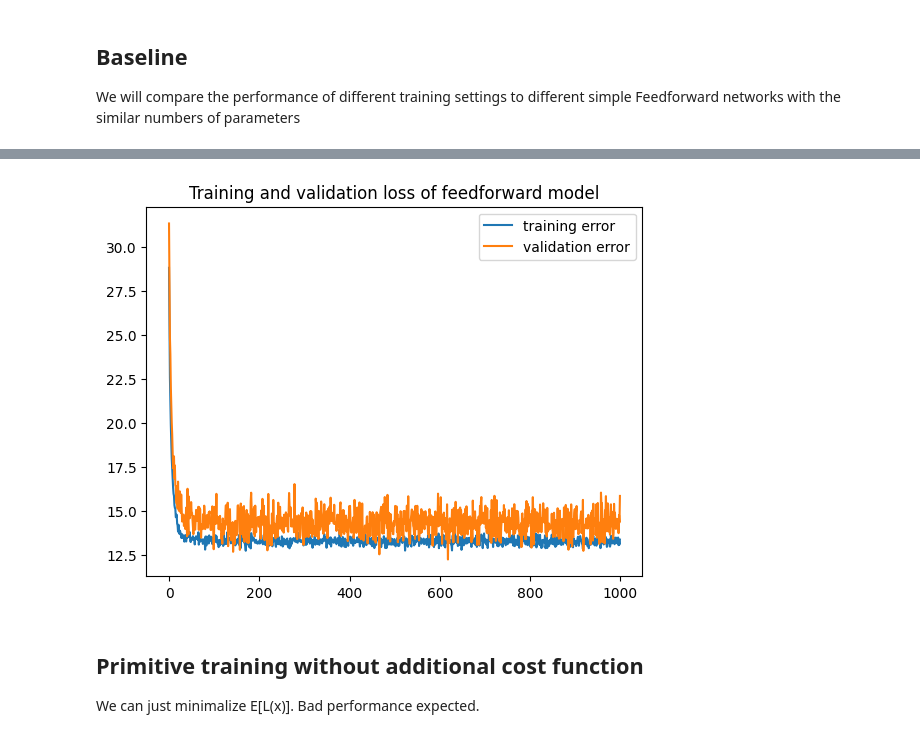
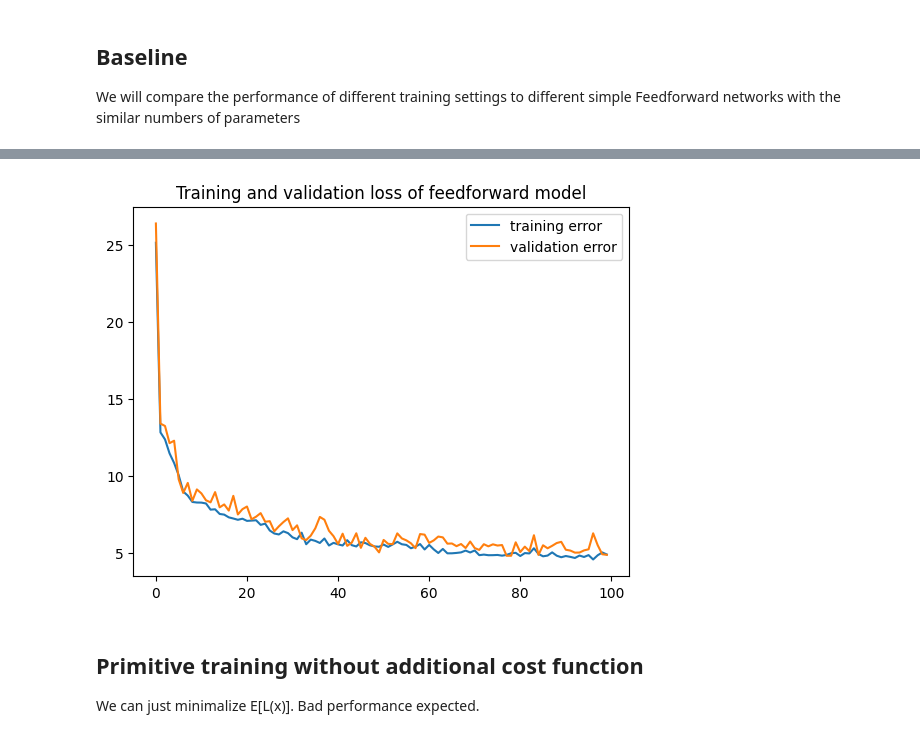
Before and after one commit to urhprimozic/tree-nn, a Jupyter notebook: notebooks/1. introduction.ipynb, the cells around one changed output, grey strips where cells are left out. Saved outputs shown, nothing was run; the diff lists cells and outputs as text; code cells hidden in the pictures.

```diff
--- a/notebooks/1. introduction.ipynb
+++ b/notebooks/1. introduction.ipynb
@@ -139,9 +155,9 @@ tree.n_params()
 ## Baseline
 We will compare the performance of different training settings to different simple Feedforward networks with the similar numbers of parameters
 # %%
-# tree has  6 + 13 + 13 = 32 parameters (6 for decision unit, 13 for Feedforward networks)
+# tree has  6 + 6 + 13 + 13 = 38 parameters (6 for decision unit, 13 for Feedforward networks in leafs, 6 for feedforward in head)
 n_params = tree.n_params()
-baseline_models = [FeedForward(2,4,3 , 1), FeedForward(2,4,4,1), FeedForward(2, 8, 1)   ]
+baseline_models = [FeedForward(2,4,4 , 1), FeedForward(2,4,4,1), FeedForward(2, 10, 1)   ]
 # %%
 from torch.optim import Adam
 from tqdm import tqdm
@@ -154,7 +170,7 @@ opt = optimisers[0]
 scheduler = ReduceLROnPlateau(opt, 'min', factor=0.7)
 model = baseline_models[0]
 
-n_epoch = 1000
+n_epoch = 100
 batch_size = 200
 mse = torch.nn.MSELoss()
 
@@ -216,23 +223,26 @@ Epoch #901: Training error: 13.251842498779297, validaion error: 13.946998596191
 # %%
 # plot errors
 import matplotlib.pyplot as plt
 
 #deatach all
 def deatach_list(lst):
     ans = []
     for x in lst:
         y = x.detach().numpy()
         ans.append(y)
     return ans
 
 
 plt.plot(deatach_list(training_errors), label="training error")
 plt.plot(deatach_list(validation_errors), label="validation error")
 plt.legend()
 plt.title("Training and validation loss of feedforward model")
 plt.show()
+# save for later
+training_errors_feedforward = training_errors
+validation_errors_feedforward = validation_errors
 # %% [output]
-[figure, old version]
+[figure, new version]
 # %% [markdown]
 ## Primitive training without additional cost function
 We can just minimalize E[L(x)]. Bad performance expected.
```
Also changed, not shown: parts of 10 cells of this notebook, 1 other file.
